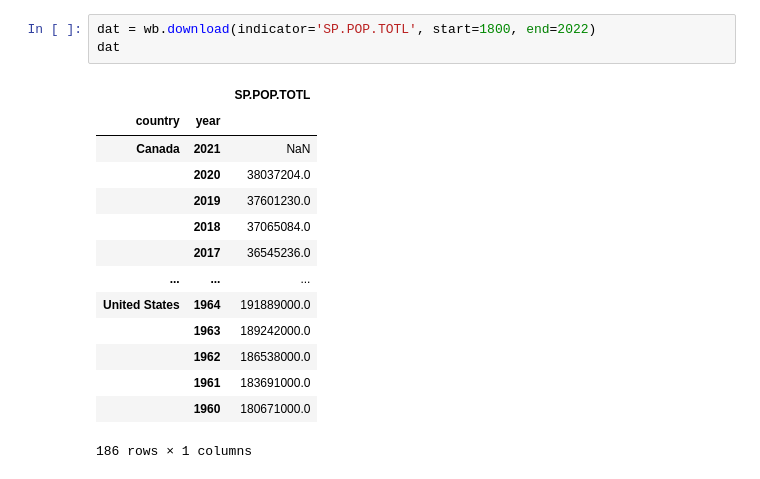
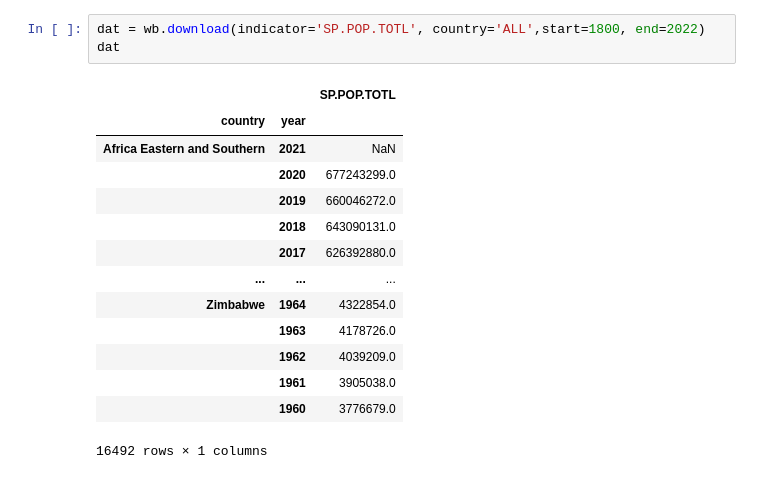
Before and after one commit to ScienceGamez/pysimgame, a Jupyter notebook: trials/wbdata/test.ipynb, the cells around one changed output. Cells and saved outputs as stored; diff of their text form.

```diff
--- a/trials/wbdata/test.ipynb
+++ b/trials/wbdata/test.ipynb
@@ -34,20 +15,20 @@ matches
 | 13887 | SP.POP.TOTL.ICP | SP.POP.TOTL.ICP:Population |  | ICP 2017 |  | b'' |  |
 | 13888 | SP.POP.TOTL.ICP.ZS | SP.POP.TOTL.ICP.ZS:Population sha... |  | ICP 2017 |  | b'' |  |
 # %%
-dat = wb.download(indicator='SP.POP.TOTL', start=1800, end=2022)
+dat = wb.download(indicator='SP.POP.TOTL', country='ALL',start=1800, end=2022)
 dat
 # %% [output]
 |  |  | SP.POP.TOTL |
 | country | year |  |
-| Canada | 2021 | NaN |
-|  | 2020 | 38037204.0 |
-|  | 2019 | 37601230.0 |
-|  | 2018 | 37065084.0 |
-|  | 2017 | 36545236.0 |
+| Africa Eastern and Southern | 2021 | NaN |
+|  | 2020 | 677243299.0 |
+|  | 2019 | 660046272.0 |
+|  | 2018 | 643090131.0 |
+|  | 2017 | 626392880.0 |
 | ... | ... | ... |
-| United States | 1964 | 191889000.0 |
-|  | 1963 | 189242000.0 |
-|  | 1962 | 186538000.0 |
-|  | 1961 | 183691000.0 |
-|  | 1960 | 180671000.0 |
+| Zimbabwe | 1964 | 4322854.0 |
+|  | 1963 | 4178726.0 |
+|  | 1962 | 4039209.0 |
+|  | 1961 | 3905038.0 |
+|  | 1960 | 3776679.0 |
-186 rows × 1 columns
+16492 rows × 1 columns
```
Also changed, not shown: parts of 9 cells of this notebook.
